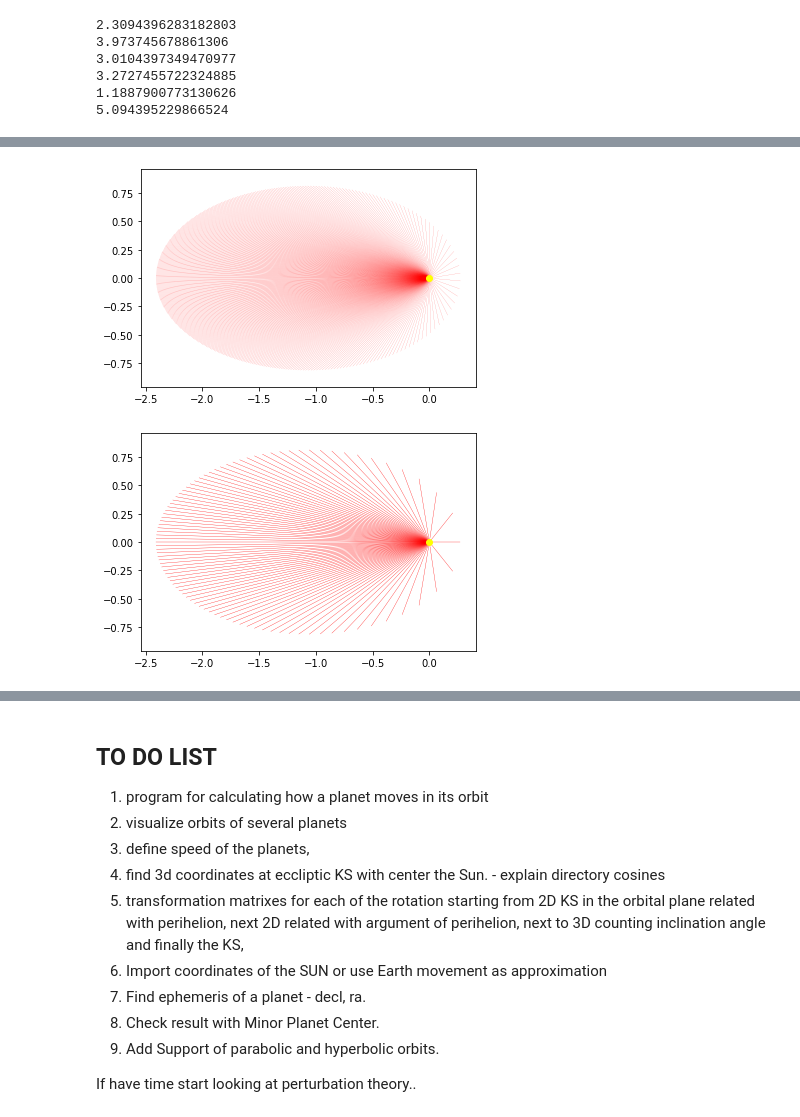
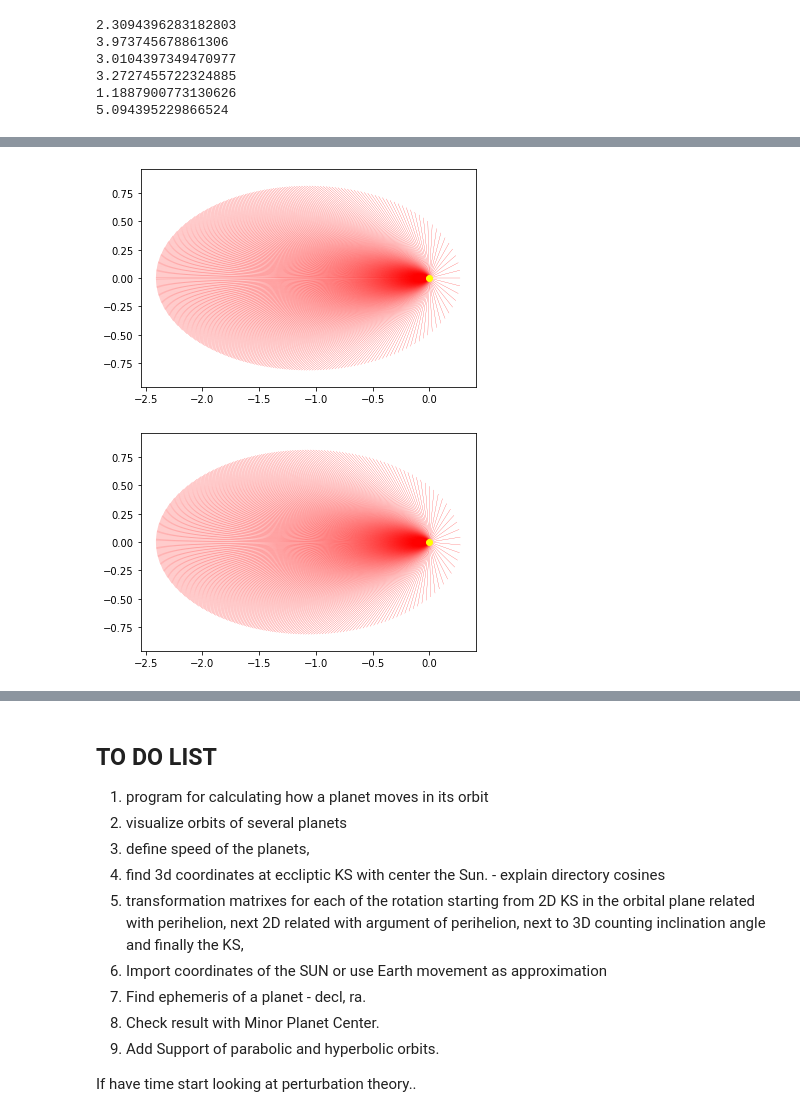
Before and after one commit to ogerassimov/ogi-teach-resources, a Jupyter notebook: project/PlanetMotion.ipynb, the cells around one changed output, grey strips where cells are left out. Cells and saved outputs as stored; diff of their text form; code cells hidden in the pictures.

```diff
--- a/project/PlanetMotion.ipynb
+++ b/project/PlanetMotion.ipynb
@@ -910,28 +841,0 @@ plt.show()
-# %%
-plt.axis("equal")
-for angl in range(0,360):
-    t = angl/n
-    planet_pos = kepler_orbit_position(a, e, n, M0, t)
-    x_pos = planet_pos[0]*planet_pos[1]
-    y_pos = planet_pos[0]*planet_pos[2]
-    #print(f"x={x_pos} y={y_pos}")
-    x1, y1 = [0, x_pos], [0, y_pos]
-    plt.plot(x1, y1, color='red', linewidth=0.1, alpha=1)
-plt.plot([0], [0], marker = 'o', color='yellow')
-plt.show()
-# %% [output]
-[figure, removed]
-# %%
-plt.axis("equal")
-for angl in range(0,90):
-    t = 4*angl/n
-    planet_pos = kepler_orbit_position(a, e, n, 0, t)
-    x_pos = planet_pos[0]*planet_pos[1]
-    y_pos = planet_pos[0]*planet_pos[2]
-    #print(f"x={x_pos} y={y_pos}")
-    x1, y1 = [0, x_pos], [0, y_pos]
-    plt.plot(x1, y1, color='red', linewidth=0.3, alpha=1)
-plt.plot([0], [0], marker = 'o', color='yellow')
-plt.show()
-# %% [output]
-[figure, removed]
@@ -937,0 +896,22 @@ plt.show()
+# %%
+def demo_draw_constant_area_speed(a, e, n, m0, angle_step, linewidth=0.2) :
+    plt.axis("equal")
+    angle_samples = int(360/angle_step)
+    for asample in range(0, angle_samples):
+        angl = asample*angle_step
+        t = angl/n
+        planet_pos = kepler_orbit_position(a, e, n, m0, t)
+        x_pos = planet_pos[0]*planet_pos[1]
+        y_pos = planet_pos[0]*planet_pos[2]
+        #print(f"x={x_pos} y={y_pos}")
+        x1, y1 = [0, x_pos], [0, y_pos]
+        plt.plot(x1, y1, color='red', linewidth=linewidth, alpha=1)
+
+    plt.plot([0], [0], marker = 'o', color='yellow')
+    plt.show()
+# %%
+demo_draw_constant_area_speed(a, e, n, 0, 1)
+demo_draw_constant_area_speed(a, e, n, M0, 1)
+# %% [output]
+[figure, added]
+[figure, added]
```
Also changed, not shown: parts of 8 cells of this notebook.
